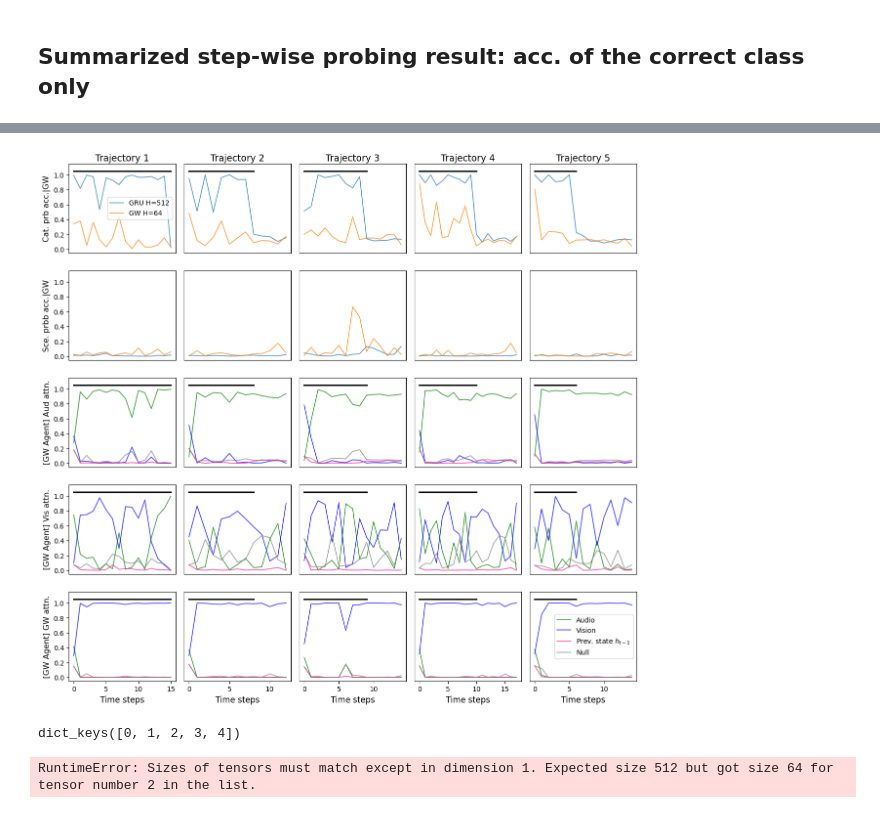
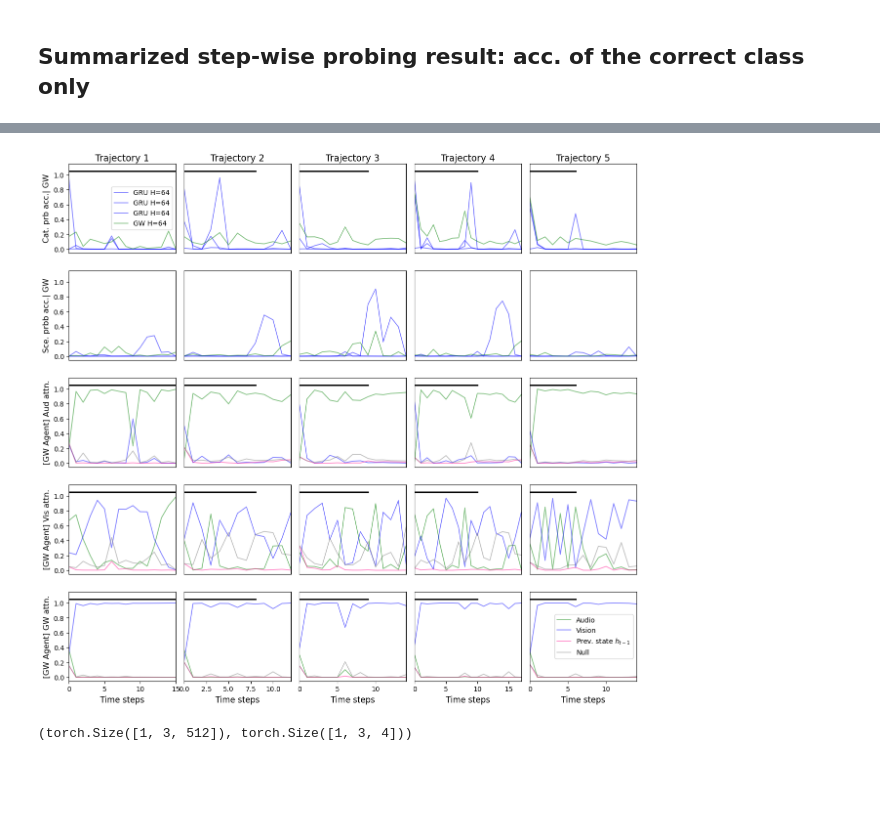
Before and after one commit to arayabrain/multimodal-global-workspace-agent, a Jupyter notebook: ppo/SAVI_v3_Analysis.ipynb, the cells around one changed output, grey strips where cells are left out. Drawn from its saved outputs; the diff is of its cells as text; code cells hidden in the pictures; blank space fills up the shorter version.

Commit message:
Further flesh of the SAVI v3 analysis pipepline, premeptively added the experiment names for the GRUv3 runs

```diff
--- a/ppo/SAVI_v3_Analysis.ipynb
+++ b/ppo/SAVI_v3_Analysis.ipynb
@@ -753,19 +791,23 @@ LAYERS_OF_INTEREST = [
 ]
 AGENTS_OF_INTEREST = [
     # GWTv3 (Gen 3)
-    ## GRUv3
+    ## GRUv3 H=512
     "ppo_bc__savi_ss1_rgb_spectro__gruv3__gw_detach__grulynrm__entcoef_0.2__no_cew_seed_111",
+    ## GRUv3 H=64
+    "ppo_bc__savi_ss1_rgb_spectro__gruv3__gw_detach__grulynrm__entcoef_0.2__no_cew__h_64__seed_111",
+    "ppo_bc__savi_ss1_rgb_spectro__gruv3__gw_detach__grulynrm__entcoef_0.2__no_cew__h_64__seed_222",
+    "ppo_bc__savi_ss1_rgb_spectro__gruv3__gw_detach__grulynrm__entcoef_0.2__no_cew__h_64__seed_333",
     ## GWTv3
     "ppo_bc__savi_ss1_rgb_spectro__gwtv3__gw_detach__usenull__grulynrm__entcoef_0.2__no_cew__seed_111",
-    # "ppo_bc__savi_ss1_rgb_spectro__gwtv3__gw_detach__usenull__grulynrm__entcoef_0.2__no_cew__seed_222",
-    ## GWTv3 H-64
+    "ppo_bc__savi_ss1_rgb_spectro__gwtv3__gw_detach__usenull__grulynrm__entcoef_0.2__no_cew__seed_222",
+    ## GWTv3 H=64
     "ppo_bc__savi_ss1_rgb_spectro__gwtv3__gw_detach__usenull__grulynrm__entcoef_0.2__no_cew__h_64__seed_111",
-    # "ppo_bc__savi_ss1_rgb_spectro__gwtv3__gw_detach__usenull__grulynrm__entcoef_0.2__no_cew__h_64__seed_222", # TODO: missing probes
+    "ppo_bc__savi_ss1_rgb_spectro__gwtv3__gw_detach__usenull__grulynrm__entcoef_0.2__no_cew__h_64__seed_222", # TODO: missing probes
     ## GWTv3.1 H=512
     # "ppo_bc__savi_ss1_rgb_spectro__gwtv3.1__gw_detach__usenull__grulynrm__entcoef_0.2__no_cew__seed_222",
     # "ppo_bc__savi_ss1_rgb_spectro__gwtv3.2__gw_detach__usenull__grulynrm__entcoef_0.2__no_cew__seed_111", # TODO: reload once trained long enough / interesting performance curves.
     ## GWTv3.1 H=64
-    "ppo_bc__savi_ss1_rgb_spectro__gwtv3.1__gw_detach__usenull__grulynrm__entcoef_0.2__no_cew__seed_222", # TODO: missing probes, not fully trained
+    # "ppo_bc__savi_ss1_rgb_spectro__gwtv3.1__gw_detach__usenull__grulynrm__entcoef_0.2__no_cew__seed_222", # TODO: missing probes, not fully trained
 ]
 # %% [markdown]
 ## GWT Variants: attention weights inspection
@@ -1600,22 +1718,14 @@ mpl.rcParams.update(mpl.rcParamsDefault)
 # plt.style.use("ggplot")
 
 TRAJS_OF_INTEREST_DICT = [
-  # { "category": "chair", "scene": "gTV8FGcVJC9", "traj_idx": 0},
-  # { "category": "chair", "scene": "gTV8FGcVJC9", "traj_idx": 1},
-  # { "category": "chair", "scene": "gTV8FGcVJC9", "traj_idx": 2},
-  # { "category": "chair", "scene": "gTV8FGcVJC9", "traj_idx": 3},
-  # { "category": "chair", "scene": "gTV8FGcVJC9", "traj_idx": 4},
+  # *[{"category": "chair", "scene": "gTV8FGcVJC9", "traj_idx": i} for i in range(5)]
 
-  # { "category": "cabinet", "scene": "gTV8FGcVJC9", "traj_idx": 0},
-  # { "category": "cabinet", "scene": "gTV8FGcVJC9", "traj_idx": 1},
-  # { "category": "cabinet", "scene": "gTV8FGcVJC9", "traj_idx": 2},
-  # { "category": "cabinet", "scene": "gTV8FGcVJC9", "traj_idx": 3},
-  # { "category": "cabinet", "scene": "gTV8FGcVJC9", "traj_idx": 4},
-
-  # NOTE: no silent trajectories with picture - gTV8FGcVJC9
   # *[{"category": "picture", "scene": "gTV8FGcVJC9", "traj_idx": i} for i in range(5)]
 
-  # NOTE: just two silent trajectories with cabinet - gTV8FGcVJC9
+  # *[{"category": "cushion", "scene": "gTV8FGcVJC9", "traj_idx": i} for i in range(5)]
+
+  # *[{"category": "plant", "scene": "gTV8FGcVJC9", "traj_idx": i} for i in range(5)]
+
   # *[{"category": "cabinet", "scene": "gTV8FGcVJC9", "traj_idx": i} for i in range(5)]
 
   *[{"category": "table", "scene": "gTV8FGcVJC9", "traj_idx": i} for i in range(5)]
@@ -1625,13 +1735,18 @@ fig, axes = plt.subplots(5, N_TRAJS, figsize=(N_TRAJS * 3, 5 * 2.75))
 
 
 AGENT_GROUPS_OF_INTEREST = {
-  "GRU H=512": {
-    111: "ppo_bc__savi_ss1_rgb_spectro__gruv3__gw_detach__grulynrm__entcoef_0.2__no_cew_seed_111",
-    # 222: "ppo_bc__savi_ss1_rgb_spectro__gruv3__gw_detach__grulynrm__entcoef_0.2__no_cew_seed_111",
+  # "GRU H=512": {
+  #   111: "ppo_bc__savi_ss1_rgb_spectro__gruv3__gw_detach__grulynrm__entcoef_0.2__no_cew_seed_111",
+  #   # 222: "ppo_bc__savi_ss1_rgb_spectro__gruv3__gw_detach__grulynrm__entcoef_0.2__no_cew_seed_111",
+  # },
+  "GRU H=64": {
+    111: "ppo_bc__savi_ss1_rgb_spectro__gruv3__gw_detach__grulynrm__entcoef_0.2__no_cew__h_64__seed_111",
+    222: "ppo_bc__savi_ss1_rgb_spectro__gruv3__gw_detach__grulynrm__entcoef_0.2__no_cew__h_64__seed_222",
+    333: "ppo_bc__savi_ss1_rgb_spectro__gruv3__gw_detach__grulynrm__entcoef_0.2__no_cew__h_64__seed_333",
   },
   "GW H=64": {
     111: "ppo_bc__savi_ss1_rgb_spectro__gwtv3__gw_detach__usenull__grulynrm__entcoef_0.2__no_cew__h_64__seed_111",
-    # 222: "ppo_bc__savi_ss1_rgb_spectro__gwtv3__gw_detach__usenull__grulynrm__entcoef_0.2__no_cew__h_64__seed_222",
+    # 222: "ppo_bc__savi_ss1_rgb_spectro__gwtv3__gw_detach__usenull__grulynrm__entcoef_0.2__no_cew__h_64__seed_222", # TODO: probe
   },
   # "GW H=512": {
   #   111: "ppo_bc__savi_ss1_rgb_spectro__gwtv3__gw_detach__usenull__grulynrm__entcoef_0.2__no_cew__seed_111",
@@ -1656,8 +1771,8 @@ for ridx in range(5):
 
 # Plots labelling
 ylabel_fontsize = 11.5
-axes[0, 0].set_ylabel("Cat. prb acc.|GW", fontsize=ylabel_fontsize)
-axes[1, 0].set_ylabel("Sce. prbb acc.|GW", fontsize=ylabel_fontsize)
+axes[0, 0].set_ylabel("Cat. prb acc.| GW", fontsize=ylabel_fontsize)
+axes[1, 0].set_ylabel("Sce. prbb acc.| GW", fontsize=ylabel_fontsize)
 axes[2, 0].set_ylabel("[GW Agent] Aud attn.", fontsize=ylabel_fontsize)
 axes[3, 0].set_ylabel("[GW Agent] Vis attn.", fontsize=ylabel_fontsize)
 axes[4, 0].set_ylabel("[GW Agent] GW attn.", fontsize=ylabel_fontsize)
@@ -1672,8 +1787,6 @@ for trajint_idx, trajint_data in enumerate(TRAJS_OF_INTEREST_DICT):
   cat = trajint_data["category"]
   scene = trajint_data["scene"]
   traj_idx = trajint_data["traj_idx"]
-
-  print(f"{cat} | {scene} | {traj_idx}")
 
   # Load the current trajectory's data
   # TODO: could count this during the processing phase somehow ?
@@ -1691,7 +1804,7 @@ for trajint_idx, trajint_data in enumerate(TRAJS_OF_INTEREST_DICT):
       break
   mute_step = min(mute_step, T-1)
 
-  print(f"     Traj: {traj_idx} | Length: {T}")
+  print(f"{cat} | {scene} | {traj_idx} | Length: {T}")
 
   # Plot the probe accuracies
   xs = np.arange(T)
@@ -1700,8 +1813,14 @@ for trajint_idx, trajint_data in enumerate(TRAJS_OF_INTEREST_DICT):
     for exp_seed, exp_name in agent_group_data.items():
 
       label = f"{agent_group}"
-      axes[0, trajint_idx].plot(AGENT_CORRECT_TARGET_PROBS[cat][scene][traj_idx][exp_name]["category"], label=f"{label}", linewidth=1.25, alpha=0.75)
-      axes[1, trajint_idx].plot(AGENT_CORRECT_TARGET_PROBS[cat][scene][traj_idx][exp_name]["scene"], label=f"_{label}", linewidth=1.25, alpha=0.75)
+      color = "blue" if agent_group.__contains__("GRU") else "green"
+      axes[0, trajint_idx].plot(AGENT_CORRECT_TARGET_PROBS[cat][scene][traj_idx][exp_name]["category"],
+        label=f"{label}", linewidth=1.25, alpha=0.5, c=color)
+      axes[1, trajint_idx].plot(AGENT_CORRECT_TARGET_PROBS[cat][scene][traj_idx][exp_name]["scene"],
+        label=f"_{label}", linewidth=1.25, alpha=0.5, c=color)
+
+      ## Fix the length of the x axis
+      [axes[i, trajint_idx].set_xlim([0, T-1]) for i in range(5)]
 
       ## Plot the black bar
       [axes[i, trajint_idx].plot([0, mute_step], [1.05, 1.05], label="_snd_cutoff", c="black", linewidth=2) for i in [0, 2, 3, 4]]
@@ -1717,7 +1836,7 @@ for trajint_idx, trajint_data in enumerate(TRAJS_OF_INTEREST_DICT):
               linewidth=1.25,
               label=MOD_AXIS_TO_NAME[mod_axis],
               color=MOD_AXIS_TO_COLOR[mod_axis],
-              alpha=0.75)
+              alpha=0.5)
 
       # Set legend using dashed lines before doing the dots / scater
       axes[0, 0].legend()
@@ -1750,14 +1874,8 @@ table | gTV8FGcVJC9 | 4
-[figure, old version]
+[figure, new version]
-# %%
-AGENT_CORRECT_TARGET_PROBS.keys()
-AGENT_CORRECT_TARGET_PROBS["chair"].keys()
-AGENT_CORRECT_TARGET_PROBS["chair"]["gTV8FGcVJC9"].keys()
-# %% [output]
-dict_keys([0, 1, 2, 3, 4])
 # %%
 # Quick architecture test to see if we can conserve the dim. of
 feat_size = 512
-hid_size = 64
+hid_size = 512
 mha = nn.MultiheadAttention(
   hid_size,
   1,
@@ -1780,4 +1898,4 @@ v = th.cat([aud_feats, vis_feats, prev_gw, nul_feats], dim=1)
 
 attn_values, attn_weights = mha(q, k, v); attn_values.shape, attn_weights.shape
 # %% [output]
-RuntimeError: Sizes of tensors must match except in dimension 1. Expected size 512 but got size 64 for tensor number 2 in the list.
+(torch.Size([1, 3, 512]), torch.Size([1, 3, 4]))
```
Also changed, not shown: parts of 11 cells of this notebook, 1 other file.
